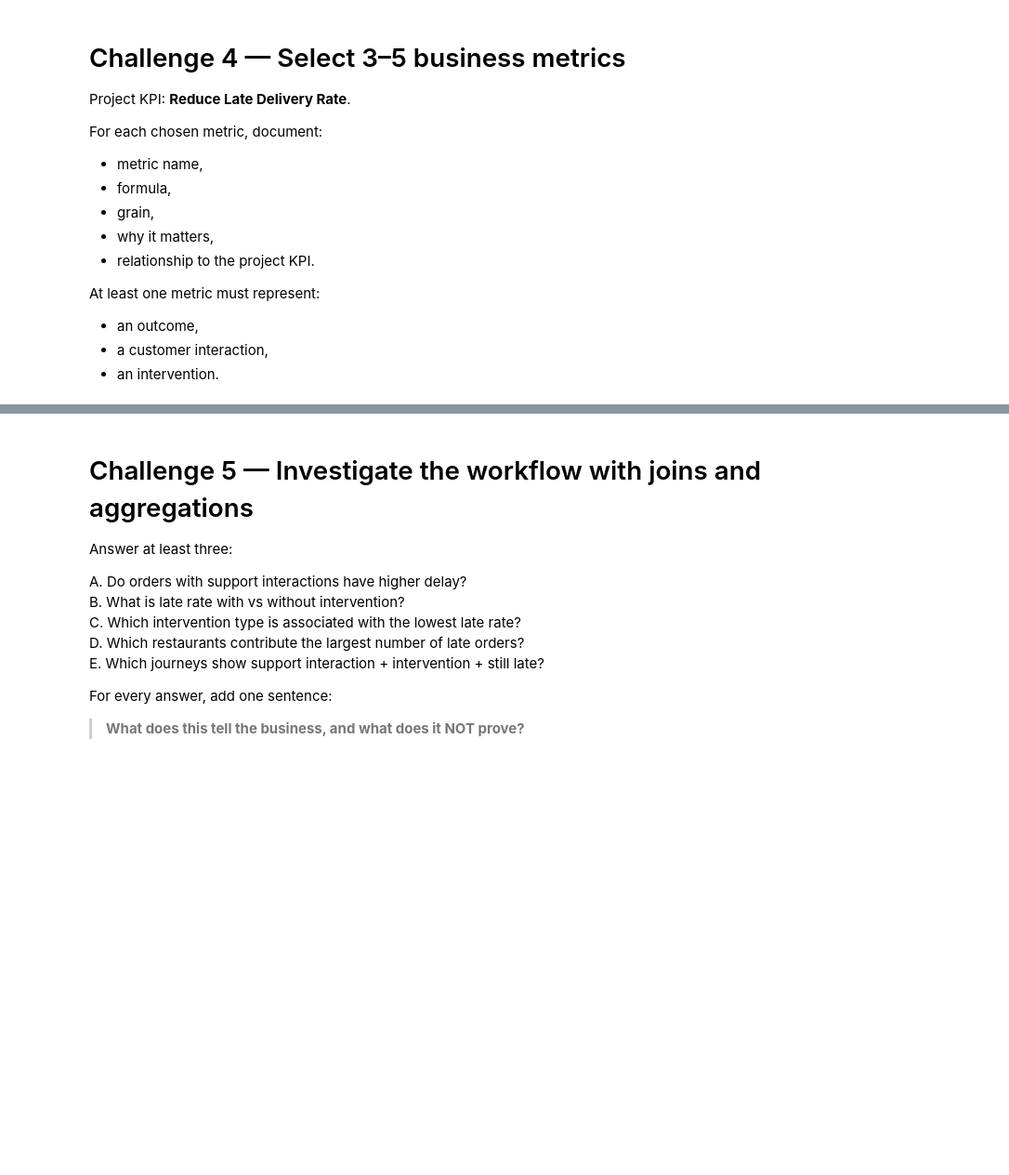
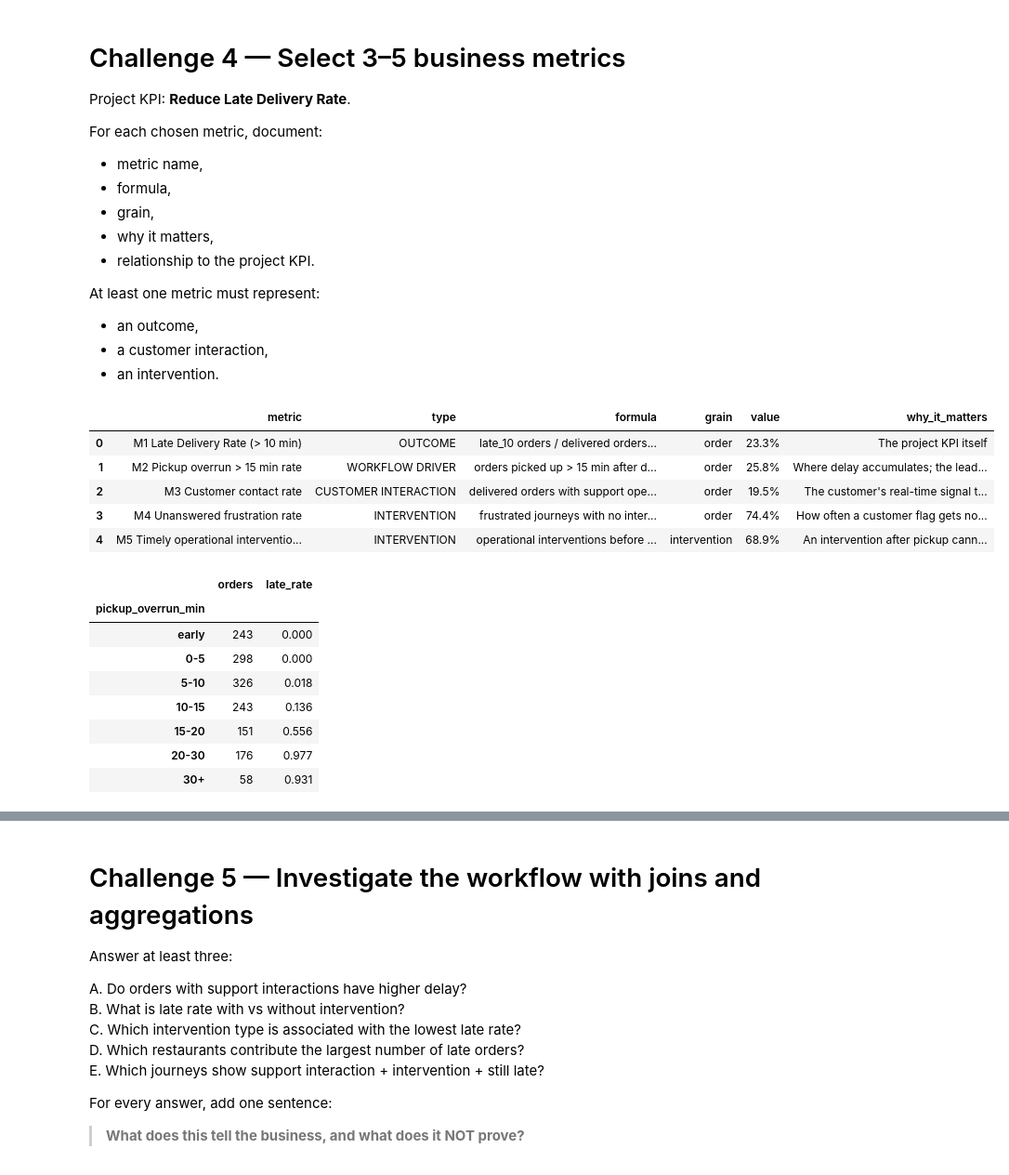
Before and after one commit to parthdagia05/divvyRebalancingWithMyIQ, a Jupyter notebook: flasheats-challenges/FlashEats_Class7_Challenge.ipynb, the cells around one changed output, grey strips where cells are left out. Shown at 93% size. Cells and saved outputs as stored; diff of their text form; code cells hidden in the pictures; blank space fills up the shorter version.

Commit message:
Class 7 Challenge 4: five metrics covering outcome, driver, interaction and intervention

```diff
--- a/flasheats-challenges/FlashEats_Class7_Challenge.ipynb
+++ b/flasheats-challenges/FlashEats_Class7_Challenge.ipynb
@@ -434,8 +434,60 @@ At least one metric must represent:
 - a customer interaction,
 - an intervention.
 # %%
-# Example starting point:
-# valid_outcomes=outcomes[outcomes.late_flag.notna()]
-# late_delivery_rate=valid_outcomes.late_flag.mean()
+# Stage timing from the order and dispatch records
+stage = base_orders[["order_id", "created_at", "pickup_at"]].merge(
+    dispatch[["order_id", "estimated_pickup_at"]], on="order_id")
+for c in ["created_at", "pickup_at", "estimated_pickup_at"]:
+    stage[c] = ts(stage[c])
+stage["pickup_overrun_min"] = (stage["pickup_at"] - stage["estimated_pickup_at"]).dt.total_seconds() / 60
+order_model = order_model.drop(columns=["pickup_overrun_min"], errors="ignore").merge(
+    stage[["order_id", "pickup_overrun_min"]], on="order_id", how="left")
+valid = order_model[order_model["delay_min"].notna()]
 
-# TODO: calculate your selected metrics
+# Intervention timing relative to pickup
+ivt = interventions.merge(stage[["order_id", "pickup_at"]], on="order_id")
+ivt["before_pickup"] = ts(ivt["intervention_at"]) < ivt["pickup_at"]
+op = ivt[ivt["intervention_type"].isin(OPERATIONAL)]
+
+frustrated_all = valid[valid["support_opened"] | valid["cancel_attempted"]]
+
+metrics = pd.DataFrame([
+    ("M1 Late Delivery Rate (> 10 min)", "OUTCOME",
+     "late_10 orders / delivered orders with a delivery time", "order",
+     valid["late_10"].mean(), "The project KPI itself"),
+    ("M2 Pickup overrun > 15 min rate", "WORKFLOW DRIVER",
+     "orders picked up > 15 min after dispatch's estimated pickup / delivered orders", "order",
+     (valid["pickup_overrun_min"] > 15).mean(), "Where delay accumulates; the leading indicator of M1"),
+    ("M3 Customer contact rate", "CUSTOMER INTERACTION",
+     "delivered orders with support opened or a ticket / delivered orders", "order",
+     valid["support_opened"].mean(), "The customer's real-time signal that an order is going wrong"),
+    ("M4 Unanswered frustration rate", "INTERVENTION",
+     "frustrated journeys with no intervention / frustrated journeys", "order",
+     (frustrated_all["intervention_count"] == 0).mean(), "How often a customer flag gets no response"),
+    ("M5 Timely operational intervention rate", "INTERVENTION",
+     "operational interventions before pickup / operational interventions", "intervention",
+     op["before_pickup"].mean(), "An intervention after pickup cannot fix the pre-pickup delay"),
+], columns=["metric", "type", "formula", "grain", "value", "why_it_matters"])
+metrics["value"] = metrics["value"].map("{:.1%}".format)
+display(metrics)
+
+# Is M2 really linked to the KPI? Late rate by pickup overrun
+band = pd.cut(valid["pickup_overrun_min"], [-100, 0, 5, 10, 15, 20, 30, 200],
+              labels=["early", "0-5", "5-10", "10-15", "15-20", "20-30", "30+"])
+display(valid.groupby(band, observed=True)["late_10"].agg(orders="count", late_rate="mean").round(3))
+# %% [output]
+|  | metric | type | formula | grain | value | why_it_matters |
+| 0 | M1 Late Delivery Rate (> 10 min) | OUTCOME | late_10 orders / delivered orders... | order | 23.3% | The project KPI itself |
+| 1 | M2 Pickup overrun > 15 min rate | WORKFLOW DRIVER | orders picked up > 15 min after d... | order | 25.8% | Where delay accumulates; the lead... |
+| 2 | M3 Customer contact rate | CUSTOMER INTERACTION | delivered orders with support ope... | order | 19.5% | The customer's real-time signal t... |
+| 3 | M4 Unanswered frustration rate | INTERVENTION | frustrated journeys with no inter... | order | 74.4% | How often a customer flag gets no... |
+| 4 | M5 Timely operational interventio... | INTERVENTION | operational interventions before ... | intervention | 68.9% | An intervention after pickup cann... |
+|  | orders | late_rate |
+| pickup_overrun_min |  |  |
+| early | 243 | 0.000 |
+| 0-5 | 298 | 0.000 |
+| 5-10 | 326 | 0.018 |
+| 10-15 | 243 | 0.136 |
+| 15-20 | 151 | 0.556 |
+| 20-30 | 176 | 0.977 |
+| 30+ | 58 | 0.931 |
```
Also changed, not shown: parts of 1 cell of this notebook.
